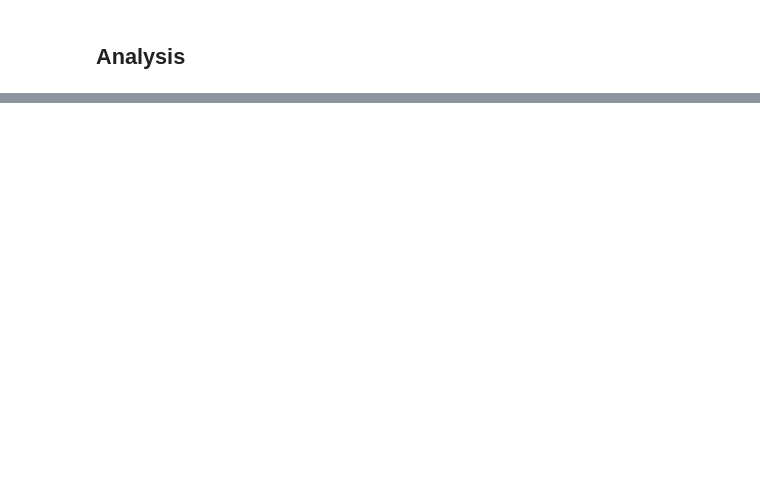
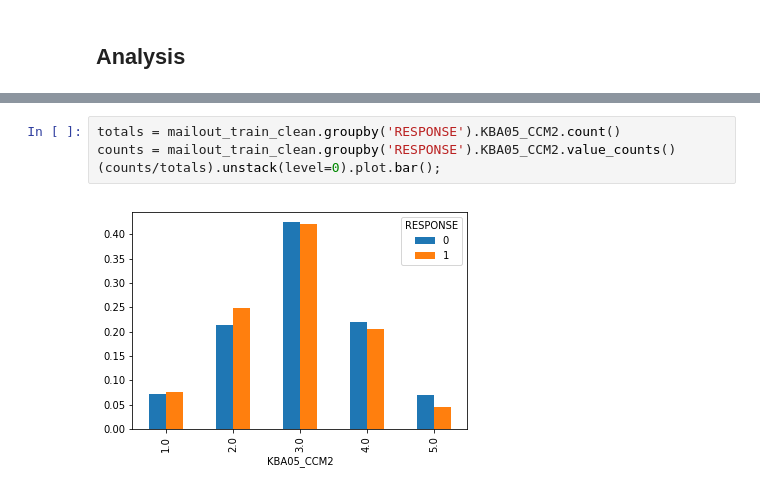
Before and after one commit to mkeisenbach/arvato, a Jupyter notebook: supervised/Supervised Learning Using Ensemble Methods.ipynb, the cells around one changed output, grey strips where cells are left out. Saved outputs shown, nothing was run; the diff lists cells and outputs as text; blank space fills up the shorter version.

```diff
--- a/supervised/Supervised Learning Using Ensemble Methods.ipynb
+++ b/supervised/Supervised Learning Using Ensemble Methods.ipynb
@@ -274 +365,7 @@ VERDICHTUNGSRAUM     41
 dtype: int32
+# %%
+totals = mailout_train_clean.groupby('RESPONSE').KBA05_CCM2.count()
+counts = mailout_train_clean.groupby('RESPONSE').KBA05_CCM2.value_counts()
+(counts/totals).unstack(level=0).plot.bar();
+# %% [output]
+[figure, added]
```
Also changed, not shown: parts of 27 cells of this notebook.
